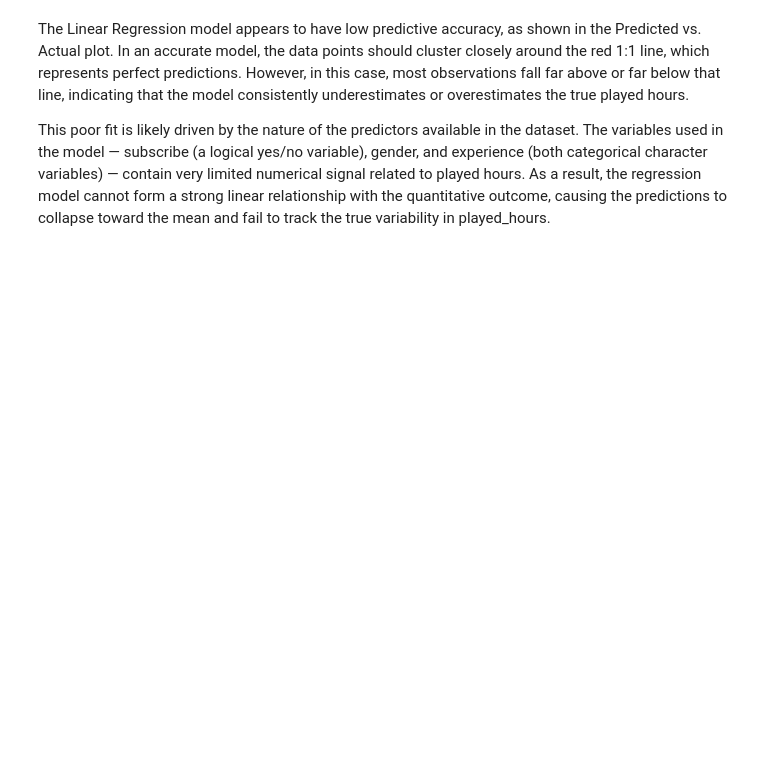
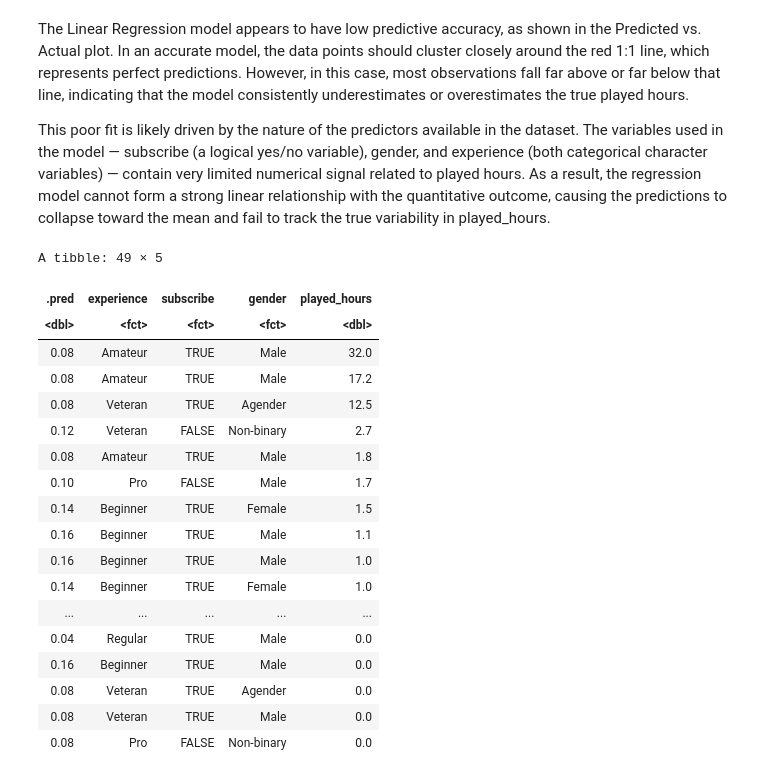
Before and after one commit to kiana-mohseni/dsci-100-2025w1-group-project, a Jupyter notebook: Final Project.ipynb, the cells around one changed output. Saved outputs shown, nothing was run; the diff lists cells and outputs as text; code cells hidden in the pictures; blank space fills up the shorter version.

```diff
--- a/Final Project.ipynb
+++ b/Final Project.ipynb
@@ -318,2 +314,26 @@ knn_fit <- workflow() |>
   fit(data = train)
+# %%
+test_pred <- predict(knn_fit, test) %>%
+  bind_cols(test)
+test_pred
+# %% [output]
+A tibble: 49 × 5
+| .pred | experience | subscribe | gender | played_hours |
+| <dbl> | <fct> | <fct> | <fct> | <dbl> |
+| 0.08 | Amateur | TRUE | Male | 32.0 |
+| 0.08 | Amateur | TRUE | Male | 17.2 |
+| 0.08 | Veteran | TRUE | Agender | 12.5 |
+| 0.12 | Veteran | FALSE | Non-binary | 2.7 |
+| 0.08 | Amateur | TRUE | Male | 1.8 |
+| 0.10 | Pro | FALSE | Male | 1.7 |
+| 0.14 | Beginner | TRUE | Female | 1.5 |
+| 0.16 | Beginner | TRUE | Male | 1.1 |
+| 0.16 | Beginner | TRUE | Male | 1.0 |
+| 0.14 | Beginner | TRUE | Female | 1.0 |
+| ... | ... | ... | ... | ... |
+| 0.04 | Regular | TRUE | Male | 0.0 |
+| 0.16 | Beginner | TRUE | Male | 0.0 |
+| 0.08 | Veteran | TRUE | Agender | 0.0 |
+| 0.08 | Veteran | TRUE | Male | 0.0 |
+| 0.08 | Pro | FALSE | Non-binary | 0.0 |
 # %%
```
Also changed, not shown: parts of 5 cells of this notebook.
